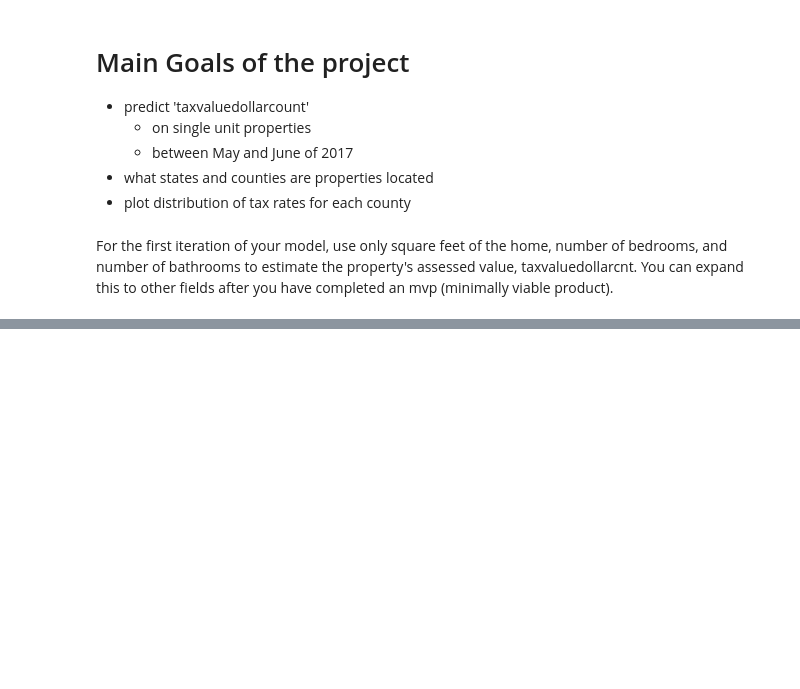
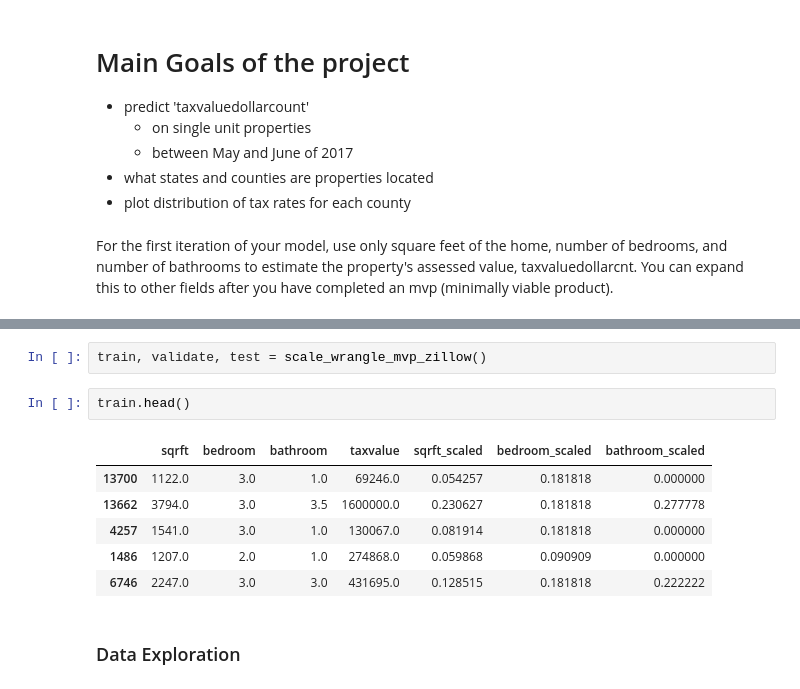
Before and after one commit to ZillowProjectPlaceholder/Zillow-Regression-Project, a Jupyter notebook: noriega_notebook.ipynb, the cells around one changed output, grey strips where cells are left out. Drawn from its saved outputs; the diff is of its cells as text; blank space fills up the shorter version.

```diff
--- a/noriega_notebook.ipynb
+++ b/noriega_notebook.ipynb
@@ -31,0 +19,13 @@ df = get
+# %%
+train, validate, test = scale_wrangle_mvp_zillow()
+# %%
+train.head()
+# %% [output]
+|  | sqrft | bedroom | bathroom | taxvalue | sqrft_scaled | bedroom_scaled | bathroom_scaled |
+| 13700 | 1122.0 | 3.0 | 1.0 | 69246.0 | 0.054257 | 0.181818 | 0.000000 |
+| 13662 | 3794.0 | 3.0 | 3.5 | 1600000.0 | 0.230627 | 0.181818 | 0.277778 |
+| 4257 | 1541.0 | 3.0 | 1.0 | 130067.0 | 0.081914 | 0.181818 | 0.000000 |
+| 1486 | 1207.0 | 2.0 | 1.0 | 274868.0 | 0.059868 | 0.090909 | 0.000000 |
+| 6746 | 2247.0 | 3.0 | 3.0 | 431695.0 | 0.128515 | 0.181818 | 0.222222 |
+# %% [markdown]
+### Data Exploration
```
Also changed, not shown: parts of 14 cells of this notebook.
